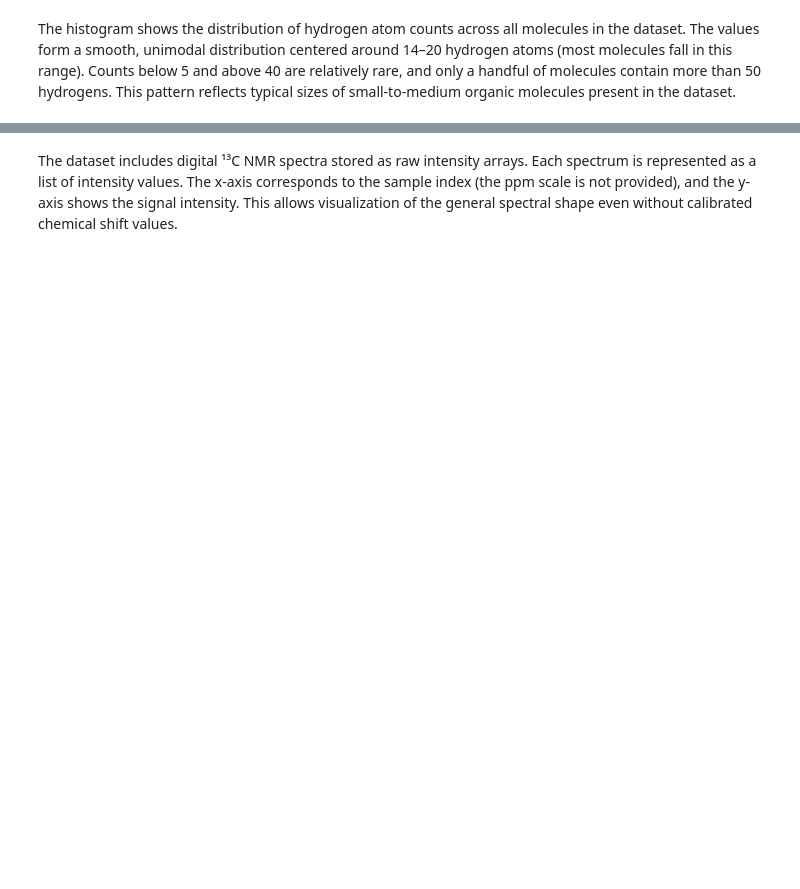
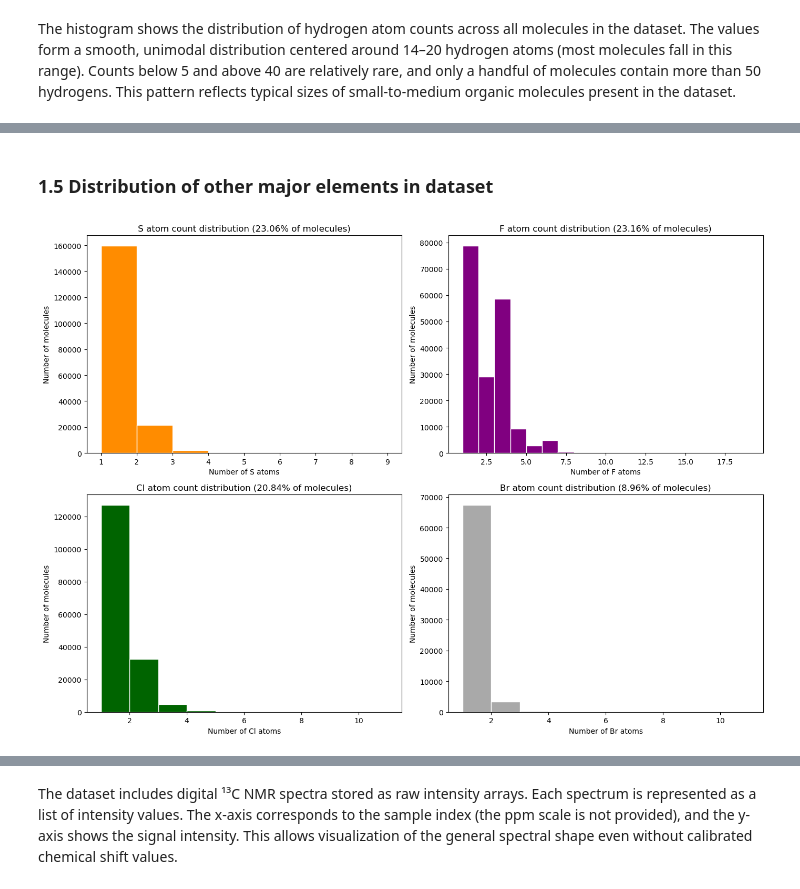
Before and after one commit to JanAndrzejewski050/Molecular-Spectro-Latent-Modeling, a Jupyter notebook: selfies_intro.ipynb, the cells around one changed output, grey strips where cells are left out. Saved outputs shown, nothing was run; the diff lists cells and outputs as text; code cells hidden in the pictures; blank space fills up the shorter version.

```diff
--- a/selfies_intro.ipynb
+++ b/selfies_intro.ipynb
@@ -347,0 +465,27 @@ This pattern reflects typical sizes of small-to-medium organic molecules present
+# %% [markdown]
+### 1.5 Distribution of other major elements in dataset
+# %%
+# 5. Sulfur
+s_distribution, total_molecules, s_percentage = element_distribution_from_dataset(paths, "S")
+
+# 7. Fluorine
+f_distribution, total_molecules, f_percentage = element_distribution_from_dataset(paths, "F")
+
+# 6. Chlorine
+cl_distribution, total_molecules, cl_percentage = element_distribution_from_dataset(paths, "Cl")
+
+# 8. Bromine
+br_distribution, total_molecules, br_percentage = element_distribution_from_dataset(paths, "Br")
+# %%
+fig, axes = plt.subplots(2, 2, figsize=(14, 10))
+(ax1, ax2), (ax3, ax4) = axes
+
+plot_element_histogram(s_distribution, s_percentage, "S", ax1, "darkorange")
+plot_element_histogram(f_distribution, f_percentage, "F", ax2, "purple")
+plot_element_histogram(cl_distribution, cl_percentage, "Cl", ax3, "darkgreen")
+plot_element_histogram(br_distribution, br_percentage, "Br", ax4, "darkgray")
+
+plt.tight_layout()
+plt.show()
+# %% [output]
+[figure, added]
```
Also changed, not shown: parts of 42 cells of this notebook, 1 other file.
